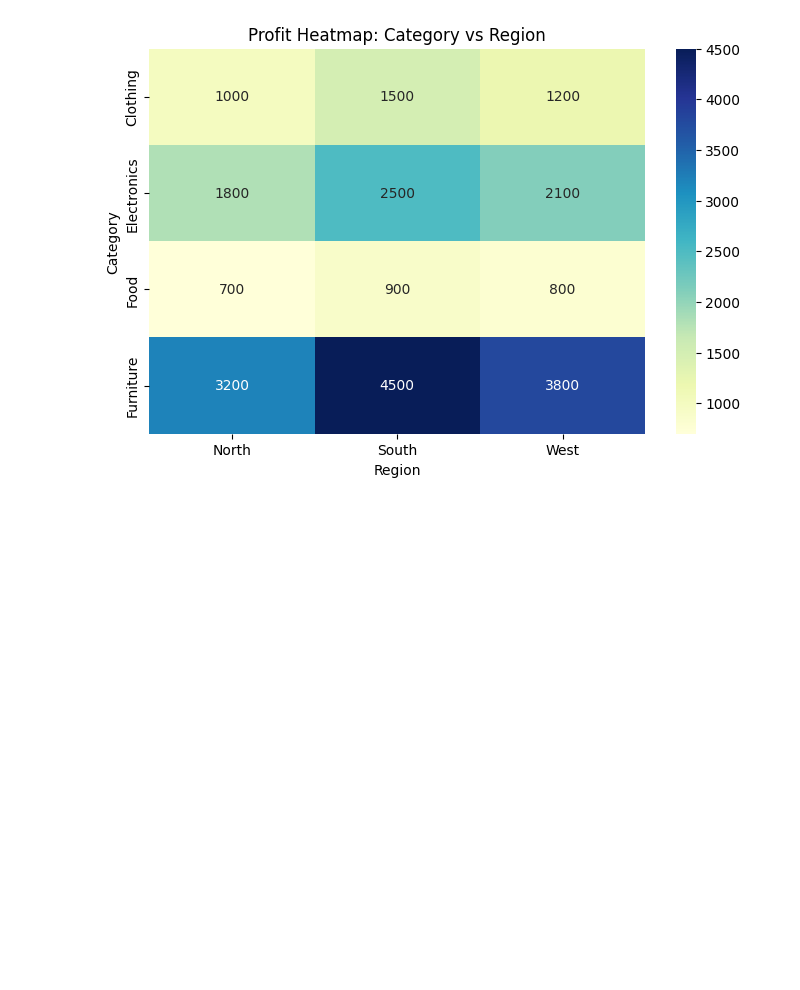
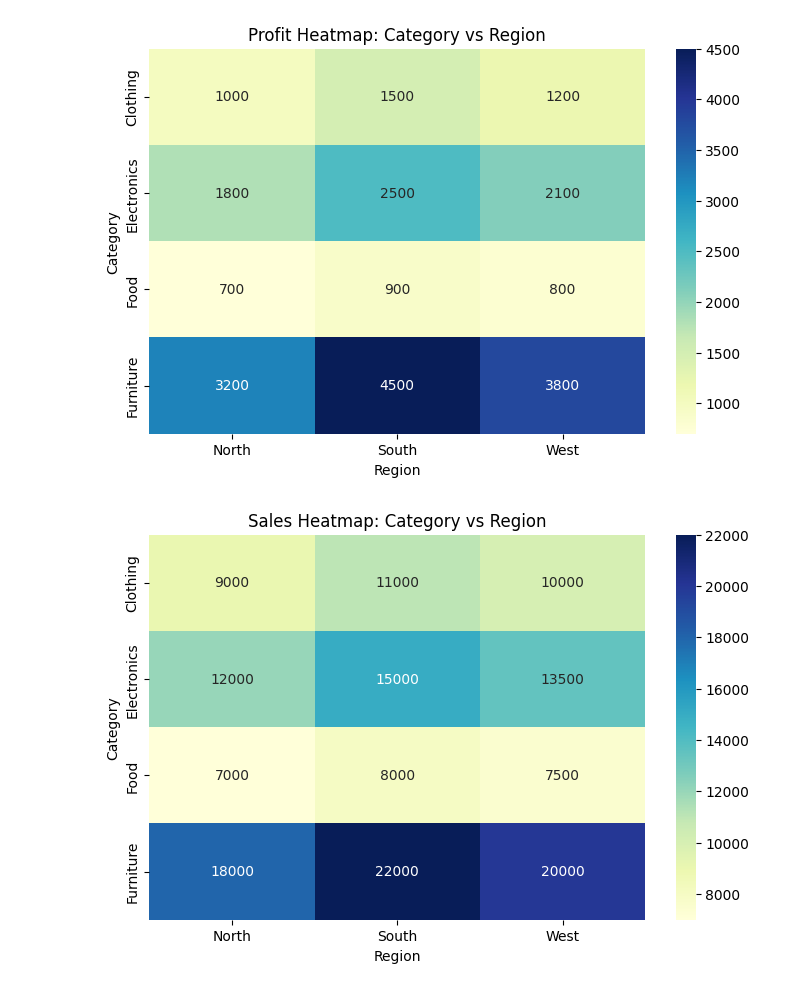
Before and after one commit to ivaibhavpawar1045/Python-Data-Analytics, a Jupyter notebook: 34_Advanced_Seaborn_Visualization/practice.ipynb, the cells around one changed output. Saved outputs shown, nothing was run; the diff lists cells and outputs as text; code cells hidden in the pictures; blank space fills up the shorter version.

Commit message:
Add Seaborn heatmaps for regional business performance

```diff
--- a/34_Advanced_Seaborn_Visualization/practice.ipynb
+++ b/34_Advanced_Seaborn_Visualization/practice.ipynb
@@ -150,3 +150,25 @@ plt.ylabel("Category")
 plt.show()
 # %% [output]
 [figure]
+# %%
+sales_matrix = sales_data.pivot(
+    index="Category",
+    columns="Region",
+    values="Sales"
+)
+
+plt.figure(figsize=(8, 5))
+
+sns.heatmap(
+    sales_matrix,
+    annot=True,
+    fmt=".0f",
+    cmap="YlGnBu"
+)
+
+plt.title("Sales Heatmap: Category vs Region")
+plt.xlabel("Region")
+plt.ylabel("Category")
+plt.show()
+# %% [output]
+[figure, added]
```
